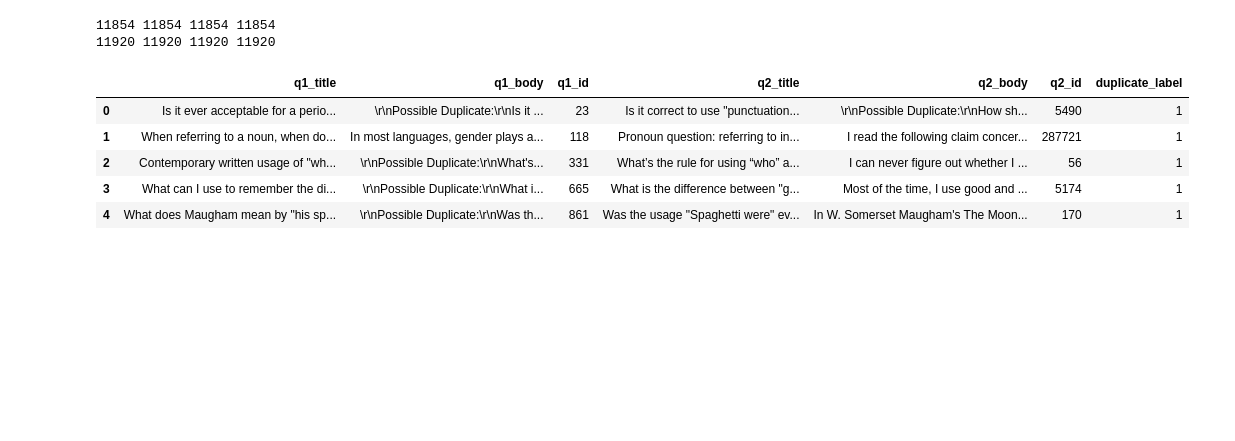
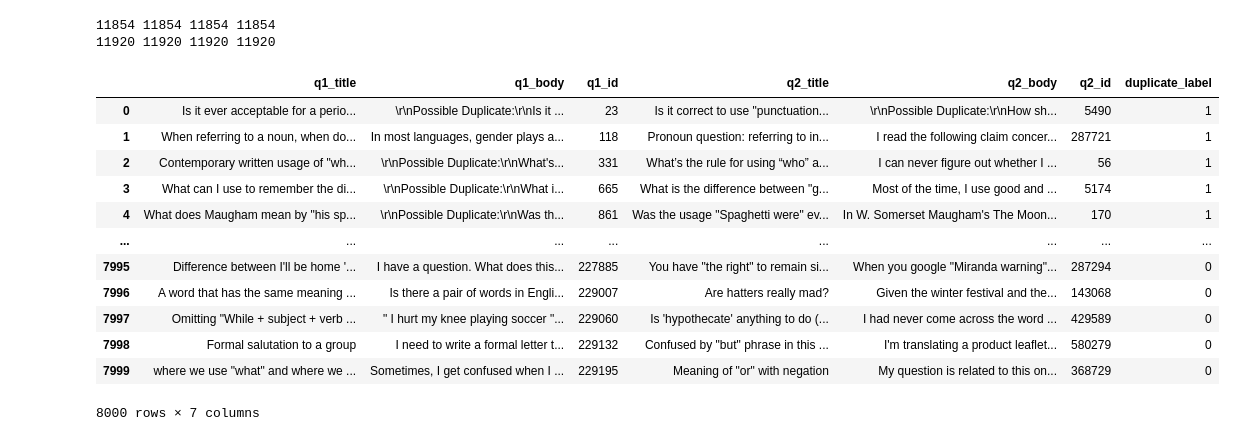
Before and after one commit to Delaminer/eecs487-finalproject, a Jupyter notebook: build_dataset.ipynb, the cells around one changed output. Cells and saved outputs as stored; diff of their text form; code cells hidden in the pictures; blank space fills up the shorter version.

```diff
--- a/build_dataset.ipynb
+++ b/build_dataset.ipynb
@@ -92,20 +92,25 @@ with open("dataset.csv", "w", encoding="utf-8") as f:
 # %%
 # test reading
 import pandas
 
-df = pandas.read_csv("dataset.csv")
-df.head()
-# df
-
-# "i love burger" is a dup "he loves burger"
-#  q1                       q2
+df = pandas.read_csv("dataset_subset4000.csv")
+# df.head()
+# df.head()["q1_body"]
+df
 # %% [output]
 |  | q1_title | q1_body | q1_id | q2_title | q2_body | q2_id | duplicate_label |
 | 0 | Is it ever acceptable for a perio... | \r\nPossible Duplicate:\r\nIs it ... | 23 | Is it correct to use "punctuation... | \r\nPossible Duplicate:\r\nHow sh... | 5490 | 1 |
 | 1 | When referring to a noun, when do... | In most languages, gender plays a... | 118 | Pronoun question: referring to in... | I read the following claim concer... | 287721 | 1 |
 | 2 | Contemporary written usage of "wh... | \r\nPossible Duplicate:\r\nWhat's... | 331 | What’s the rule for using “who” a... | I can never figure out whether I ... | 56 | 1 |
 | 3 | What can I use to remember the di... | \r\nPossible Duplicate:\r\nWhat i... | 665 | What is the difference between "g... | Most of the time, I use good and ... | 5174 | 1 |
 | 4 | What does Maugham mean by "his sp... | \r\nPossible Duplicate:\r\nWas th... | 861 | Was the usage "Spaghetti were" ev... | In W. Somerset Maugham's The Moon... | 170 | 1 |
+| ... | ... | ... | ... | ... | ... | ... | ... |
+| 7995 | Difference between I'll be home '... | I have a question. What does this... | 227885 | You have "the right" to remain si... | When you google "Miranda warning"... | 287294 | 0 |
+| 7996 | A word that has the same meaning ... | Is there a pair of words in Engli... | 229007 | Are hatters really mad? | Given the winter festival and the... | 143068 | 0 |
+| 7997 | Omitting "While + subject + verb ... | " I hurt my knee playing soccer "... | 229060 | Is 'hypothecate' anything to do (... | I had never come across the word ... | 429589 | 0 |
+| 7998 | Formal salutation to a group | I need to write a formal letter t... | 229132 | Confused by "but" phrase in this ... | I'm translating a product leaflet... | 580279 | 0 |
+| 7999 | where we use "what" and where we ... | Sometimes, I get confused when I ... | 229195 | Meaning of "or" with negation | My question is related to this on... | 368729 | 0 |
+8000 rows × 7 columns
 # %%
 # Create just a subset
 
```
Also changed, not shown: parts of 1 cell of this notebook, 15 other files.
